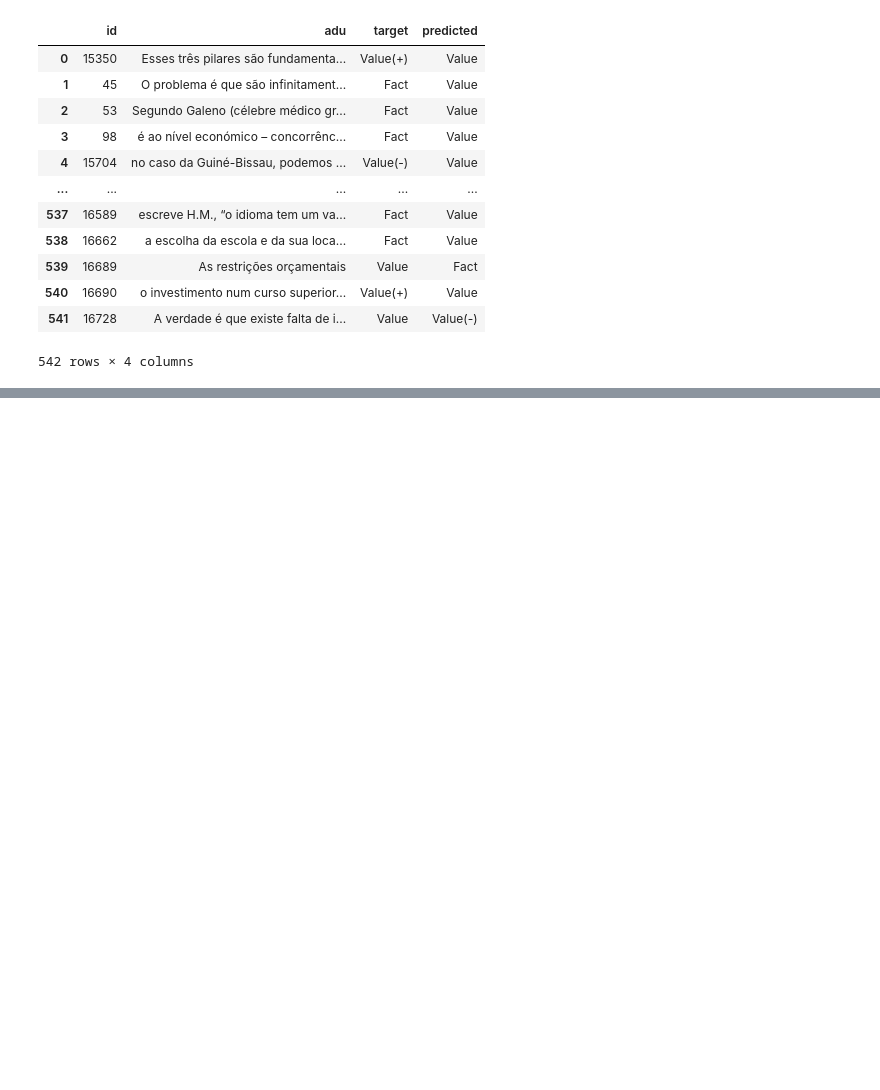
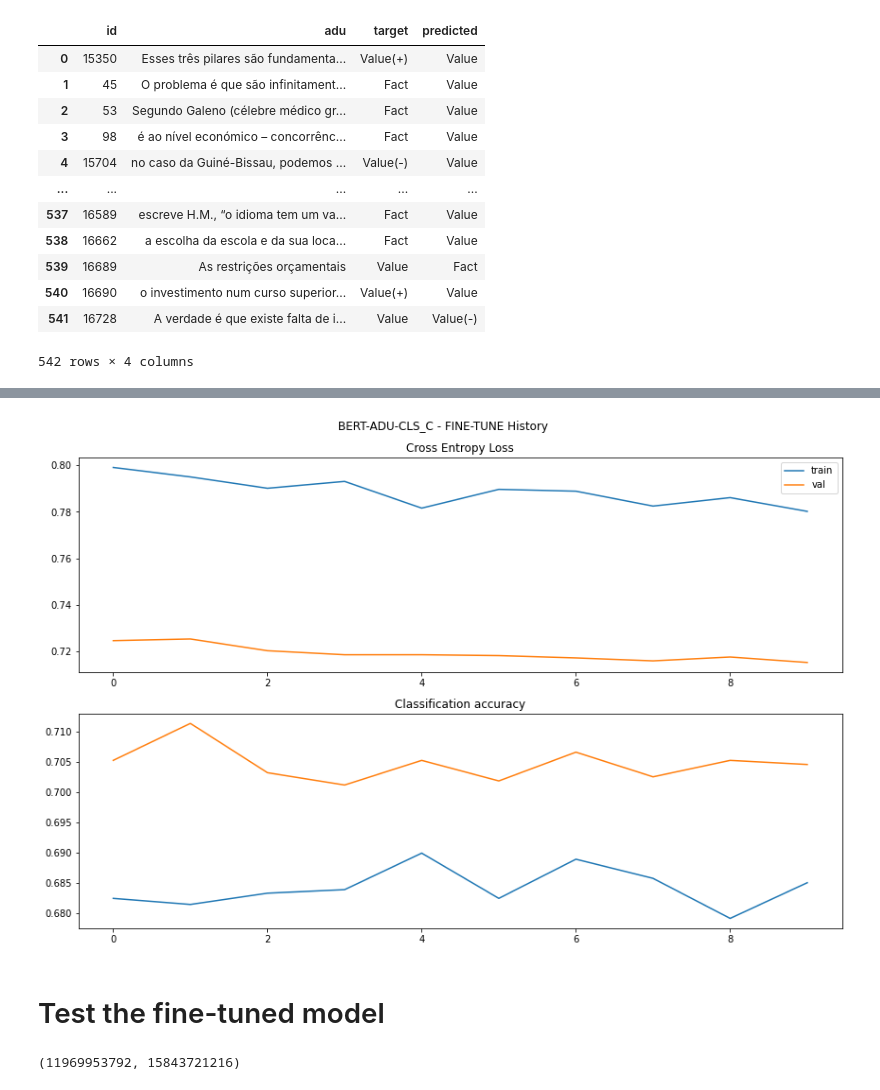
Before and after one commit to Telmooo/adu-classifier-dl, a Jupyter notebook: src/train_classification_model_2.ipynb, the cells around one changed output, grey strips where cells are left out. Drawn from its saved outputs; the diff is of its cells as text; code cells hidden in the pictures; blank space fills up the shorter version.

Commit message:
Mix-n-match, fine-tuning overload

```diff
--- a/src/train_classification_model_2.ipynb
+++ b/src/train_classification_model_2.ipynb
@@ -1207,0 +1238,25 @@ errors_df.to_csv(f"{OUT_DIR}/cls_conflict_test_errors.csv", index=False)
+# %%
+from transformers import DataCollatorWithPadding
+from torch.utils.data import DataLoader
+
+BATCH_SIZE = 64 # Tested with NVIDIA Tesla T4 16GB
+
+train_dataloader = DataLoader(
+    dataset=cls_dataset["train"],
+    shuffle=True,
+    batch_size=BATCH_SIZE,
+    collate_fn=data_collator
+)
+
+val_dataloader = DataLoader(
+    dataset=cls_dataset["val"],
+    shuffle=False,
+    batch_size=BATCH_SIZE,
+    collate_fn=data_collator
+)
+# %%
+model = AutoModelForSequenceClassification.from_pretrained(f"./out/classification_model/fine_tuned/best", num_labels=N_CLASSES)
+
+print("Loaded best model...")
+
+summary(model)
@@ -1207,0 +1282,14 @@ errors_df.to_csv(f"{OUT_DIR}/cls_conflict_test_errors.csv", index=False)
+# %%
+ft_optimizer = optim.Adam(
+    params=model.parameters(),
+    lr=1e-4,
+    betas=(0.9, 0.999),
+    weight_decay=5e-4,
+    amsgrad=True
+)
+
+accelerator = Accelerator()
+
+model, ft_optimizer, train_dataloader, val_dataloader = accelerator.prepare(
+    model, ft_optimizer, train_dataloader, val_dataloader
+)
@@ -1207,0 +1390,16 @@ errors_df.to_csv(f"{OUT_DIR}/cls_conflict_test_errors.csv", index=False)
+# %%
+fig = plot_training_history(train_history=ft_train_history, val_history=ft_val_history, model_name="BERT-ADU-CLS_C", phase_name="FINE-TUNE", out_dir=OUT_DIR)
+fig.show()
+# %% [output]
+[figure, added]
+# %% [markdown]
+# Test the fine-tuned model
+# %%
+import gc
+model = None
+
+gc.collect()
+torch.cuda.empty_cache()
+torch.cuda.mem_get_info("cuda:0")
+# %% [output]
+(11969953792, 15843721216)
```
Also changed, not shown: parts of 15 cells of this notebook.
